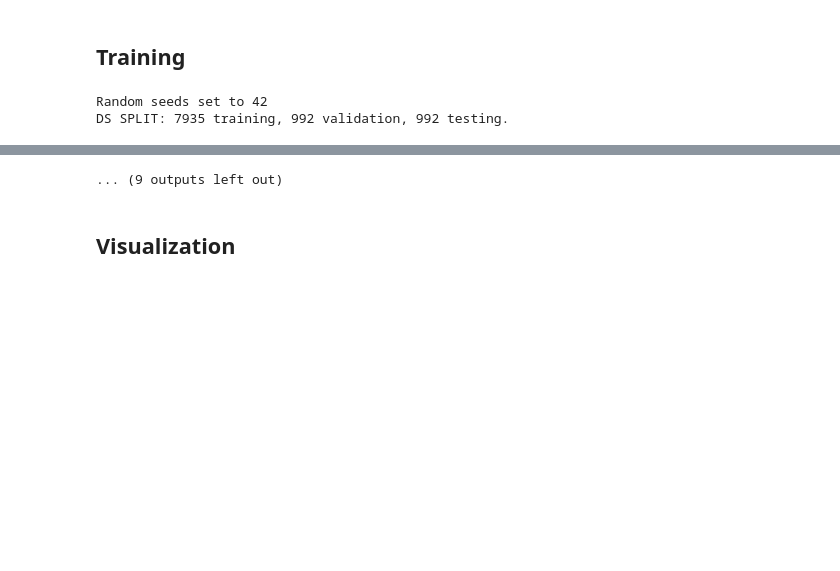
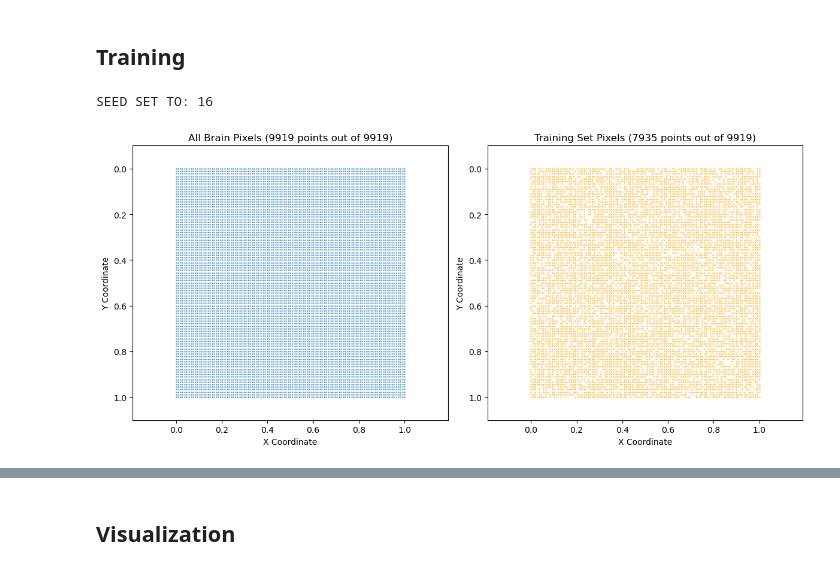
Before and after one commit to emicscs/SENeFR, a Jupyter notebook: src/RAW_input.ipynb, the cells around one changed output, grey strips where cells are left out. Cells and saved outputs as stored; diff of their text form; code cells hidden in the pictures; blank space fills up the shorter version.

```diff
--- a/src/RAW_input.ipynb
+++ b/src/RAW_input.ipynb
@@ -371,12 +420,12 @@ def train(num_freq, model_type, model_file='checkpoint.pth', loss_file='losses',
 # %%
-train(
+train_losses, valid_losses = train(
     num_freq=256,
     model_type='gaussian',
     model_file='early_gaussian_run.pth',
     loss_file='early_gaussian_loss',
     freq_file='early_gau.pkl',
     gauss_scale=10
 )
 # %% [output]
-Random seeds set to 42
-DS SPLIT: 7935 training, 992 validation, 992 testing.
+SEED SET TO: 16
+[figure, added]
@@ -394,4 +434,3 @@ Epoch 110/200, Train Loss: 0.359933, Val Loss: 0.326341
-... (9 outputs left out)
 # %% [markdown]
 ## Visualization
 # %%
```
Also changed, not shown: parts of 10 cells of this notebook, 12 other files.
